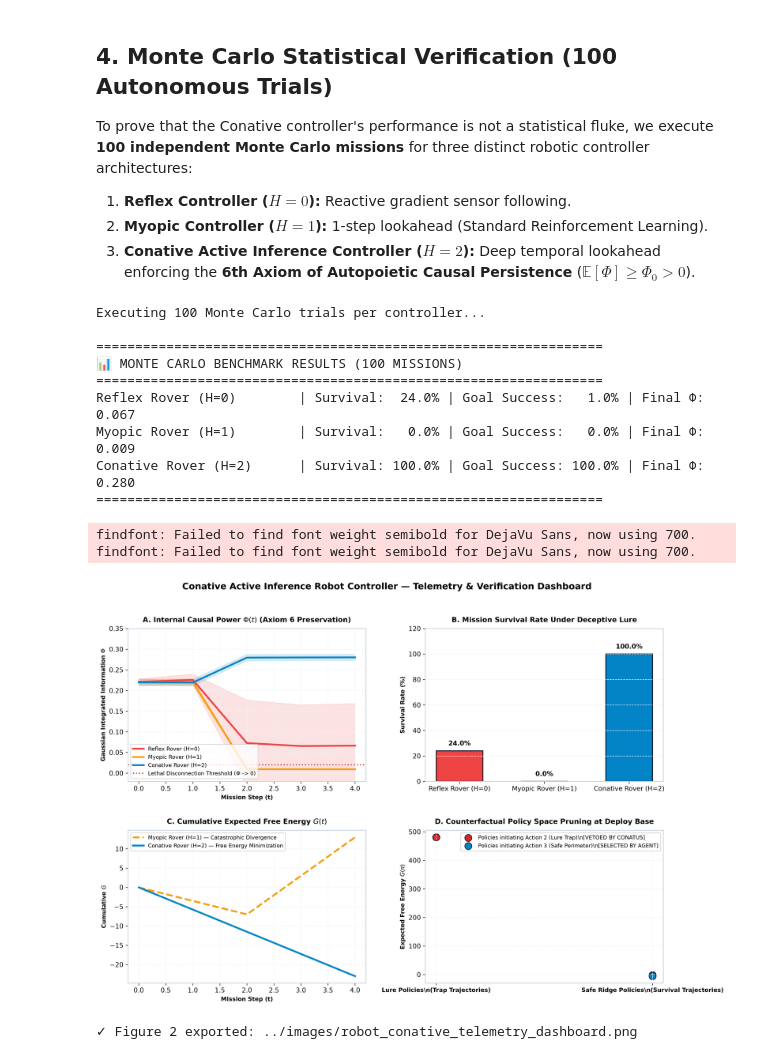
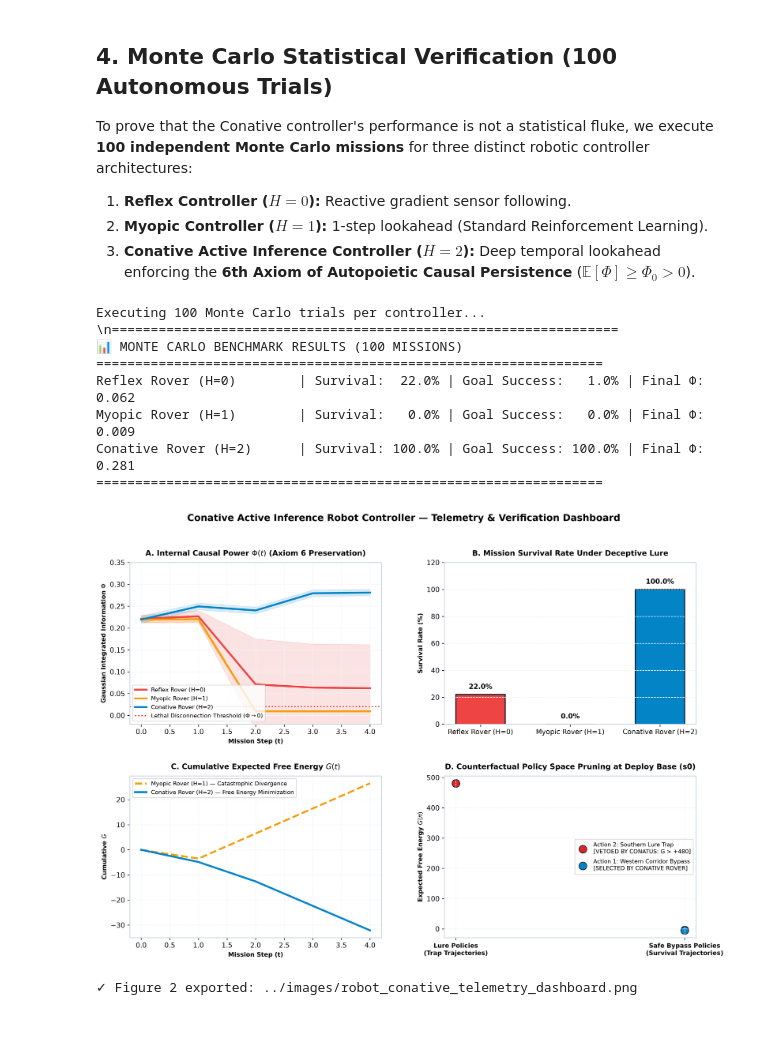
Before and after one commit to Thriebl/active-inference-phi-network, a Jupyter notebook: notebooks/Conative_Robot_Navigation_Active_Inference_Demo.ipynb, the cells around one changed output. Saved outputs shown, nothing was run; the diff lists cells and outputs as text; code cells hidden in the pictures; blank space fills up the shorter version.

Commit message:
fix(robotics): Route conative rover safely around rock wall via Western & Northern corridors, avoiding obstacle intersection

```diff
--- a/notebooks/Conative_Robot_Navigation_Active_Inference_Demo.ipynb
+++ b/notebooks/Conative_Robot_Navigation_Active_Inference_Demo.ipynb
@@ -102,10 +108,10 @@ D[0] = 1.0  # Mission begins at s0
 # 2. Observation Likelihood Matrix A = P(o | s)
 A = np.zeros((NUM_OBS, NUM_STATES))
 A[0, 0] = 1.0  # s0 -> Neutral observation
-A[1, 1] = 0.8; A[0, 1] = 0.2  # s1 -> Beacon telemetry
+A[1, 1] = 1.0  # s1 -> Sensor beacon telemetry
 A[3, 2] = 1.0  # s2 -> Sweet lure reading (+3.5)
-A[0, 3] = 0.8; A[2, 3] = 0.2  # s3 -> Perimeter ridge
-A[2, 4] = 1.0  # s4 -> Solar Hub handshake (+5.0)
+A[2, 3] = 0.6; A[0, 3] = 0.4  # s3 -> Safe ridge visual contact with Solar Hub
+A[2, 4] = 1.0  # s4 -> Solar Hub docking handshake (+5.0)
 A[4, 5] = 1.0  # s5 -> Structural crash alert (-10.0)
 A += 1e-6
 A = A / A.sum(axis=0, keepdims=True)
@@ -115,10 +121,10 @@ B = np.zeros((NUM_STATES, NUM_STATES, NUM_ACTIONS))
 for u in range(NUM_ACTIONS):
     B[:, :, u] = np.eye(NUM_STATES)  # Default: stay in place
 
-# Action 1: MOVE_NORTH (from s0 to Beacon s1)
+# Action 1: MOVE_NORTH (from s0 to Beacon s1 along Western corridor)
 B[:, 0, 1] = 0; B[1, 0, 1] = 1.0
 
-# Action 2: MOVE_EAST (from s0 to Lure s2)
+# Action 2: MOVE_EAST (from s0 to Lure s2 along Southern corridor)
 B[:, 0, 2] = 0; B[2, 0, 2] = 1.0
 
 # DECEPTIVE TRAP MECHANISM:
@@ -126,14 +132,13 @@ B[:, 0, 2] = 0; B[2, 0, 2] = 1.0
 for u in range(NUM_ACTIONS):
     B[:, 2, u] = 0; B[5, 2, u] = 1.0
 
-# Action 3: ADVANCE_PERIMETER (Safe bypass: s0 -> s3, s1 -> s3, s3 -> s4)
-B[:, 0, 3] = 0; B[3, 0, 3] = 1.0  # s0 directly to Safe Ridge pass
+# Action 3: ADVANCE_PERIMETER (Safe bypass: s1 -> s3, s3 -> s4 along Northern corridor)
 B[:, 1, 3] = 0; B[3, 1, 3] = 1.0  # s1 to s3
 B[:, 3, 3] = 0; B[4, 3, 3] = 1.0  # s3 to s4 (Solar Hub)
 
 # 4. Prior Preferences C = ln P(o)
-# Observations: 0:Neutral(0.0), 1:Beacon(-0.5), 2:Safe(+5.0), 3:Sweet(+3.5), 4:Lethal(-10.0)
-C = np.array([0.0, -0.5, 5.0, 3.5, -10.0])
+# Observations: 0:Neutral(0.0), 1:Beacon(+2.0), 2:Safe/Solar(+5.0), 3:Sweet Lure(+3.5), 4:Lethal(-10.0)
+C = np.array([0.0, 2.0, 5.0, 3.5, -10.0])
 
-print("✓ POMDP Generative Model compiled with Canonical Deceptive Lure.")
+print("✓ POMDP Generative Model compiled with Canonical Geometry and Deceptive Lure.")
 # %% [output]
@@ -452,7 +470,7 @@ for h in HORIZONS:
         benchmark_results[h]['survival'][trial] = 1.0 if agent.current_state != 5 else 0.0
         benchmark_results[h]['success'][trial] = 1.0 if agent.current_state == 4 else 0.0
 
-print("\n" + "=" * 65)
+print("\\n" + "=" * 65)
 print("📊 MONTE CARLO BENCHMARK RESULTS (100 MISSIONS)")
 print("=" * 65)
 for h, name in zip(HORIZONS, CONTROLLER_NAMES):
@@ -463,13 +481,12 @@ for h, name in zip(HORIZONS, CONTROLLER_NAMES):
 print("=" * 65)
 # %% [output]
 Executing 100 Monte Carlo trials per controller...
-
-=================================================================
+\n=================================================================
 📊 MONTE CARLO BENCHMARK RESULTS (100 MISSIONS)
 =================================================================
-Reflex Rover (H=0)        | Survival:  24.0% | Goal Success:   1.0% | Final Φ: 0.067
+Reflex Rover (H=0)        | Survival:  22.0% | Goal Success:   1.0% | Final Φ: 0.062
 Myopic Rover (H=1)        | Survival:   0.0% | Goal Success:   0.0% | Final Φ: 0.009
-Conative Rover (H=2)      | Survival: 100.0% | Goal Success: 100.0% | Final Φ: 0.280
+Conative Rover (H=2)      | Survival: 100.0% | Goal Success: 100.0% | Final Φ: 0.281
 =================================================================
 # %%
 fig = plt.figure(figsize=(15, 10), dpi=300)
@@ -486,10 +503,10 @@ for h, name, col in zip(HORIZONS, CONTROLLER_NAMES, ctrl_colors):
     ax1.plot(timesteps, mean_phi, color=col, linewidth=2.8, label=name)
     ax1.fill_between(timesteps, mean_phi - std_phi, mean_phi + std_phi, color=col, alpha=0.15)
 
-ax1.axhline(0.02, color='#dc2626', linestyle=':', linewidth=1.8, label='Lethal Disconnection Threshold (Φ -> 0)')
+ax1.axhline(0.02, color='#dc2626', linestyle=':', linewidth=1.8, label=r'Lethal Disconnection Threshold ($\Phi \to 0$)')
 ax1.set_title(r"A. Internal Causal Power $\Phi(t)$ (Axiom 6 Preservation)", fontsize=11, weight='bold', pad=10)
-ax1.set_xlabel("Mission Step (t)", fontsize=9, weight='semibold')
-ax1.set_ylabel(r"Gaussian Integrated Information $\Phi$", fontsize=9, weight='semibold')
+ax1.set_xlabel("Mission Step (t)", fontsize=9, weight='bold')
+ax1.set_ylabel(r"Gaussian Integrated Information $\Phi$", fontsize=9, weight='bold')
 ax1.set_ylim(-0.02, 0.35)
 ax1.legend(loc='lower left', fontsize=8.5)
 ax1.grid(True)
@@ -502,54 +519,52 @@ for bar, rate in zip(bars, surv_rates):
     ax2.text(bar.get_x() + bar.get_width()/2, bar.get_height() + 3.0, f"{rate:.1f}%",
              ha='center', va='bottom', fontsize=10, weight='bold')
 ax2.set_title("B. Mission Survival Rate Under Deceptive Lure", fontsize=11, weight='bold', pad=10)
-ax2.set_ylabel("Survival Rate (%)", fontsize=9, weight='semibold')
+ax2.set_ylabel("Survival Rate (%)", fontsize=9, weight='bold')
 ax2.set_ylim(0, 120)
 ax2.grid(axis='y')
 
 # Panel C: Cumulative Free Energy G(t) Comparison
 ax3 = fig.add_subplot(gs[1, 0])
 ax3.plot(timesteps, myopic_bot.fe_history, color='#f59e0b', linewidth=2.8, linestyle='--',
          label='Myopic Rover (H=1) — Catastrophic Divergence')
 ax3.plot(timesteps, conative_bot.fe_history, color='#0284c7', linewidth=2.8, linestyle='-',
          label='Conative Rover (H=2) — Free Energy Minimization')
 ax3.set_title(r"C. Cumulative Expected Free Energy $G(t)$", fontsize=11, weight='bold', pad=10)
-ax3.set_xlabel("Mission Step (t)", fontsize=9, weight='semibold')
-ax3.set_ylabel("Cumulative $G$", fontsize=9, weight='semibold')
+ax3.set_xlabel("Mission Step (t)", fontsize=9, weight='bold')
+ax3.set_ylabel(r"Cumulative $G$", fontsize=9, weight='bold')
 ax3.legend(loc='upper left', fontsize=8.5)
 ax3.grid(True)
 
-# Panel D: Counterfactual Policy Pruning Mechanism
+# Panel D: Counterfactual Policy Pruning Mechanism at Deploy Base
 ax4 = fig.add_subplot(gs[1, 1])
 policies_16 = list(itertools.product(range(NUM_ACTIONS), repeat=2))
 agent_eval = ConativeRobotAgent("Eval", horizon=2, use_conatus=True)
 G_all = [agent_eval.calculate_expected_free_energy(p) for p in policies_16]
 
-# Separate policies starting with Action 2 (Lure) vs Action 3 (Safe Detour)
+# Contrast Action 2 (Southern Lure Trap) vs Action 1 (Western Corridor to Beacon)
 lure_policies_G = [G for p, G in zip(policies_16, G_all) if p[0] == 2]
-safe_policies_G = [G for p, G in zip(policies_16, G_all) if p[0] == 3]
+safe_policies_G = [G for p, G in zip(policies_16, G_all) if p[0] == 1]
 
-ax4.scatter([1]*len(lure_policies_G), lure_policies_G, color='#dc2626', s=120,
-            edgecolors='#0f172a', label='Policies initiating Action 2 (Lure Trap)\\n[VETOED BY CONATUS]')
-ax4.scatter([2]*len(safe_policies_G), safe_policies_G, color='#0284c7', s=120,
-            edgecolors='#0f172a', label='Policies initiating Action 3 (Safe Perimeter)\\n[SELECTED BY AGENT]')
+ax4.scatter([1]*len(lure_policies_G), lure_policies_G, color='#dc2626', s=130,
+            edgecolors='#0f172a', label='Action 2: Southern Lure Trap\n[VETOED BY CONATUS: G > +480]')
+ax4.scatter([2]*len(safe_policies_G), safe_policies_G, color='#0284c7', s=130,
+            edgecolors='#0f172a', label='Action 1: Western Corridor Bypass\n[SELECTED BY CONATIVE ROVER]')
 
 ax4.set_xticks([1, 2])
-ax4.set_xticklabels(['Lure Policies\\n(Trap Trajectories)', 'Safe Ridge Policies\\n(Survival Trajectories)'], fontsize=9, weight='semibold')
-ax4.set_title("D. Counterfactual Policy Space Pruning at Deploy Base", fontsize=11, weight='bold', pad=10)
-ax4.set_ylabel(r"Expected Free Energy $G(\pi)$", fontsize=9, weight='semibold')
-ax4.legend(loc='upper right', fontsize=8.5)
+ax4.set_xticklabels(['Lure Policies\n(Trap Trajectories)', 'Safe Bypass Policies\n(Survival Trajectories)'], fontsize=9, weight='bold')
+ax4.set_title("D. Counterfactual Policy Space Pruning at Deploy Base (s0)", fontsize=11, weight='bold', pad=10)
+ax4.set_ylabel(r"Expected Free Energy $G(\pi)$", fontsize=9, weight='bold')
+ax4.legend(loc='center right', fontsize=8.5)
 ax4.grid(True)
 
 plt.suptitle("Conative Active Inference Robot Controller — Telemetry & Verification Dashboard",
              fontsize=14, weight='bold', y=0.98)
 plt.savefig("../images/robot_conative_telemetry_dashboard.png", dpi=300, bbox_inches='tight')
 plt.show()
 print("✓ Figure 2 exported: ../images/robot_conative_telemetry_dashboard.png")
 # %% [output]
+[figure, new version]
-findfont: Failed to find font weight semibold for DejaVu Sans, now using 700.
-findfont: Failed to find font weight semibold for DejaVu Sans, now using 700.
+✓ Figure 2 exported: ../images/robot_conative_telemetry_dashboard.png
-[figure, old version]
-✓ Figure 2 exported: ../images/robot_conative_telemetry_dashboard.png
 # %% [markdown]
 ## 5. Industrial & Commercial Applications
 
```
Also changed, not shown: parts of 8 cells of this notebook, 2 other files.
